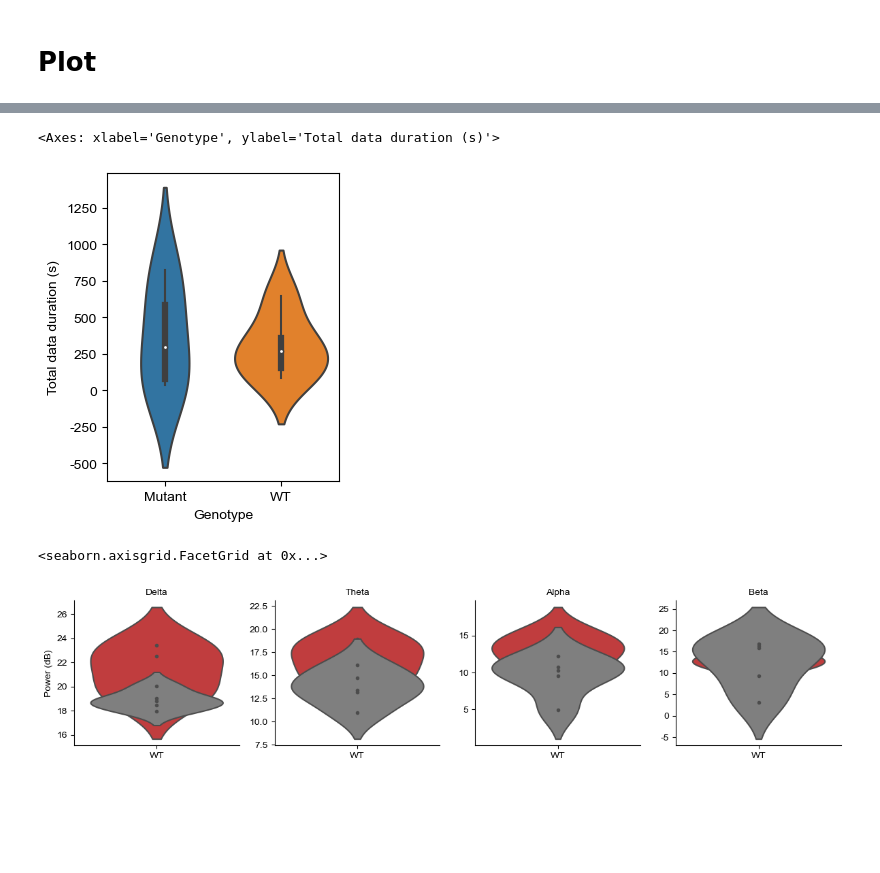
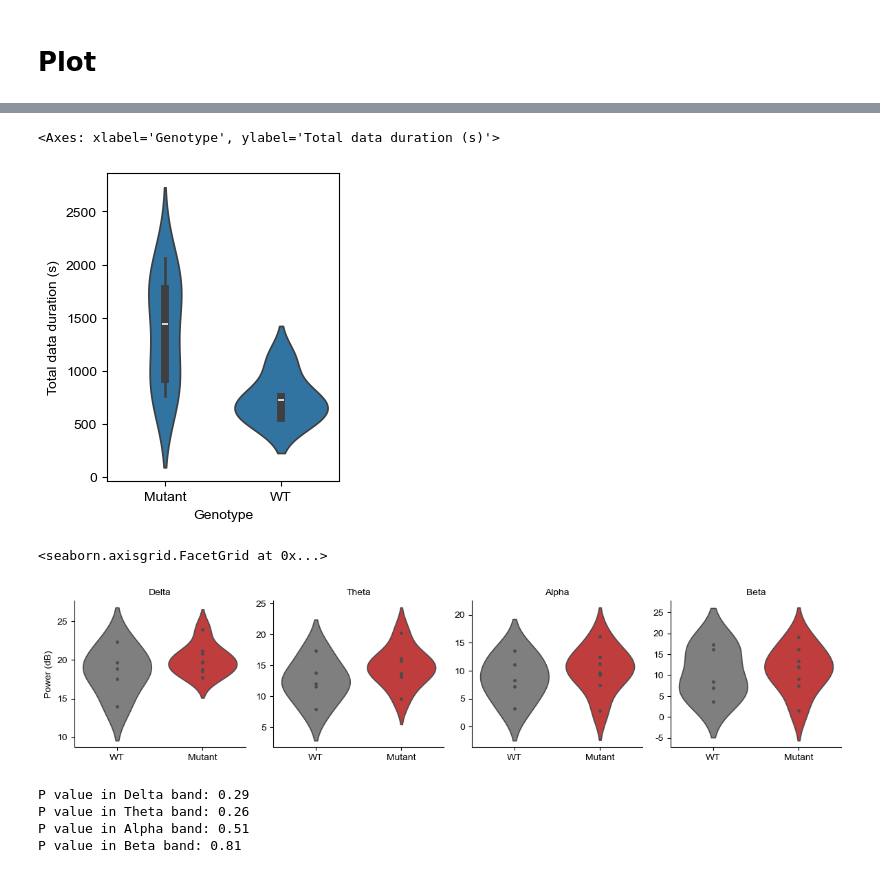
Before and after one commit to Puzzle-Li/as_monkey_eeg, a Jupyter notebook: multiple_session_stat.ipynb, the cells around one changed output, grey strips where cells are left out. Cells and saved outputs as stored; diff of their text form; code cells hidden in the pictures; blank space fills up the shorter version.

```diff
--- a/multiple_session_stat.ipynb
+++ b/multiple_session_stat.ipynb
@@ -91,7 +99,7 @@ for file in files:
 # %% [markdown]
 # Check data left
 # %%
-fig, ax_list = plt.subplots(len(files), 1, figsize=(14, 13))
+fig, ax_list = plt.subplots(len(files), 1, figsize=(13, 1.5 * len(files)), sharey='all', gridspec_kw={'hspace': 0.5})
 
 for i, file in enumerate(files):
     animal, session = np.array(file.split('\\'))[[-3, -2]]
@@ -101,14 +109,17 @@ for i, file in enumerate(files):
     ax_list[i].plot(raw.times, raw.copy().filter(1, 40).pick([0]).get_data(units='uV').squeeze())
     ax_list[i].plot(raw_clean.times, raw_clean.copy().pick([0]).get_data(units='uV').squeeze())
     ax_list[i].set(
-        ylabel='EEG (μV)',
+
         ylim=(-200, 200),
-        xlim=(raw.times[[0, -1]])
+        xlim=(raw.times[[0, -1]]),
+        yticklabels=[]
     )
 
-    ax_list[i].set_title(animal, fontdict={'fontweight': 'bold'},
-                loc='center', y=0.7)
+    ax_list[i].set_title(f'{animal} {session}', fontdict={'fontweight': 'bold'},
+                         loc='center', y=0.7)
 
 ax_list[-1].set_xlabel('Time (s)')
+ax_list[-1].set_ylabel('EEG (μV)', )
+
 plt.show()
 # %% [output]
@@ -126,7 +135,7 @@ color_map = {
 }
 
 bands = [
-    (1, 4, "Delta"),
+    (0.5, 4, "Delta"),
     (4, 8, "Theta"),
     (8, 12, "Alpha"),
     (12, 30, "Beta"),
@@ -135,13 +144,16 @@ bands = [
 band_names = [band[-1] for band in bands]
 
 df_bp = pd.DataFrame()
+df_data = pd.DataFrame()
 
 _, ax = plt.subplots(figsize=(5, 3))
 
 l = {}
 
 for i, file in enumerate(files):
-    animal, session = np.array(file.split('\\'))[[-3, -2]]
+
+    animal = file.split('\\')[-3]
+    session = file.split('\\')[-2]
 
     color = color_map[df_info.loc[animal, 'Genotype']]
 
@@ -157,23 +169,29 @@ for i, file in enumerate(files):
     raw_clean_export = mne.io.RawArray(eeg_cleaned.reshape(1, -1) / 1e6, info, verbose=False)
     raw_clean_export.export(raw.filenames[0].replace('.edf', '_clean.edf'), overwrite=True)
 
-    df_info.loc[animal, 'Total data duration (s)'] = eeg_cleaned.shape[0] / sf
+    df = pd.DataFrame()
+
+    df.loc[0, 'Animal'] = animal
+    df.loc[0, 'Session date'] = session
+    df.loc[0, 'Genotype'] = df_info.loc[animal, 'Genotype']
+    df.loc[0, 'Total data duration (s)'] = eeg_cleaned.shape[0] / sf
     print(f'Data duration of {animal} in {session} was {eeg_cleaned.shape[0] / sf} seconds')
 
     f, Pxx_den = signal.welch(eeg_cleaned, sf, nperseg=1024)
     Pxx_den_db = 10 * np.log10(Pxx_den)
-    l[df_info.loc[animal, 'Genotype']] = ax.plot(f, Pxx_den_db, color=color, label=df_info.loc[animal, 'Genotype'])
+    l[df_info.loc[animal, 'Genotype']] = ax.plot(f, Pxx_den_db, color=color, label=df_info.loc[animal, 'Genotype'])[0]
     plt.xlabel('Frequency (Hz)')
     plt.ylabel('PSD')
     plt.xlim(0, 35)
-    plt.ylim(-15, 25)
+    plt.ylim(-15, 35)
 
+    df2 = yasa.bandpower(eeg_cleaned, sf, ch_names=['P4-M1'], bands=bands, relative=False)
+    df.loc[0, band_names] = df2[band_names].to_numpy()
 
-    df = yasa.bandpower(eeg_cleaned, sf, ch_names=['P4-M1'], bands=bands, relative=False)
-    df_info.loc[animal, band_names] = df[band_names].to_numpy()
+    df_data = pd.concat([df_data, df], ignore_index=True)
 
 plt.legend(
-    l.values(), labels=l.keys()
+    handles=list(l.values())
 )
 plt.show()
 # %% [output]
@@ -190,42 +214,61 @@ Data duration of 0800# in 24_03_08 was 36.0 seconds
+# %%
+df_data = df_data.loc[df_data['Total data duration (s)'].to_numpy() > 300, :]
 # %%
 import seaborn as sns
+
 plt.figure(figsize=(3, 4))
 sns.violinplot(
-    data=df_info,
+    data=df_data,
     x='Genotype',
     y='Total data duration (s)'
 )
 # %% [output]
 <Axes: xlabel='Genotype', ylabel='Total data duration (s)'>
-[figure, old version]
+[figure, new version]
 # %%
-df_plot = df_info.melt(
+df_plot = df_data.melt(
     value_vars=band_names,
     value_name='Power (dB)',
     var_name='Band',
     id_vars=['Genotype'],
     ignore_index=False
 )
 
 df_plot['Power (dB)'] = 10 * np.log10(df_plot['Power (dB)'])
 g = sns.FacetGrid(
     df_plot,
     col='Band',
     sharey=False,
     hue='Genotype',
-    palette=['tab:red', 'tab:gray']
+    hue_order=['WT', 'Mutant'],
+    palette=['tab:gray', 'tab:red']
 )
 
 g.map_dataframe(
     sns.violinplot,
     data=df_plot,
     x='Genotype',
     y='Power (dB)',
     inner="point"
 )
 
 g.set_titles('{col_name}')
 g.set_xlabels('')
 # %% [output]
 <seaborn.axisgrid.FacetGrid at 0x...>
-[figure, old version]
+[figure, new version]
+# %%
+from scipy.stats import levene, ttest_ind
+
+for band_name in band_names:
+    group_A = df_plot.loc[(df_plot['Band'] == band_name) & (df_plot['Genotype'] == 'WT'), 'Power (dB)']
+    group_B = df_plot.loc[(df_plot['Band'] == band_name) & (df_plot['Genotype'] == 'Mutant'), 'Power (dB)']
+    _, p_square = levene(group_A, group_B)
+    _, p = ttest_ind(group_A, group_B, equal_var=p_square > 0.05)
+
+    print(f'P value in {band_name} band: {p:.2f}')
+# %% [output]
+P value in Delta band: 0.29
+P value in Theta band: 0.26
+P value in Alpha band: 0.51
+P value in Beta band: 0.81
```
Also changed, not shown: parts of 9 cells of this notebook, 2 other files.
